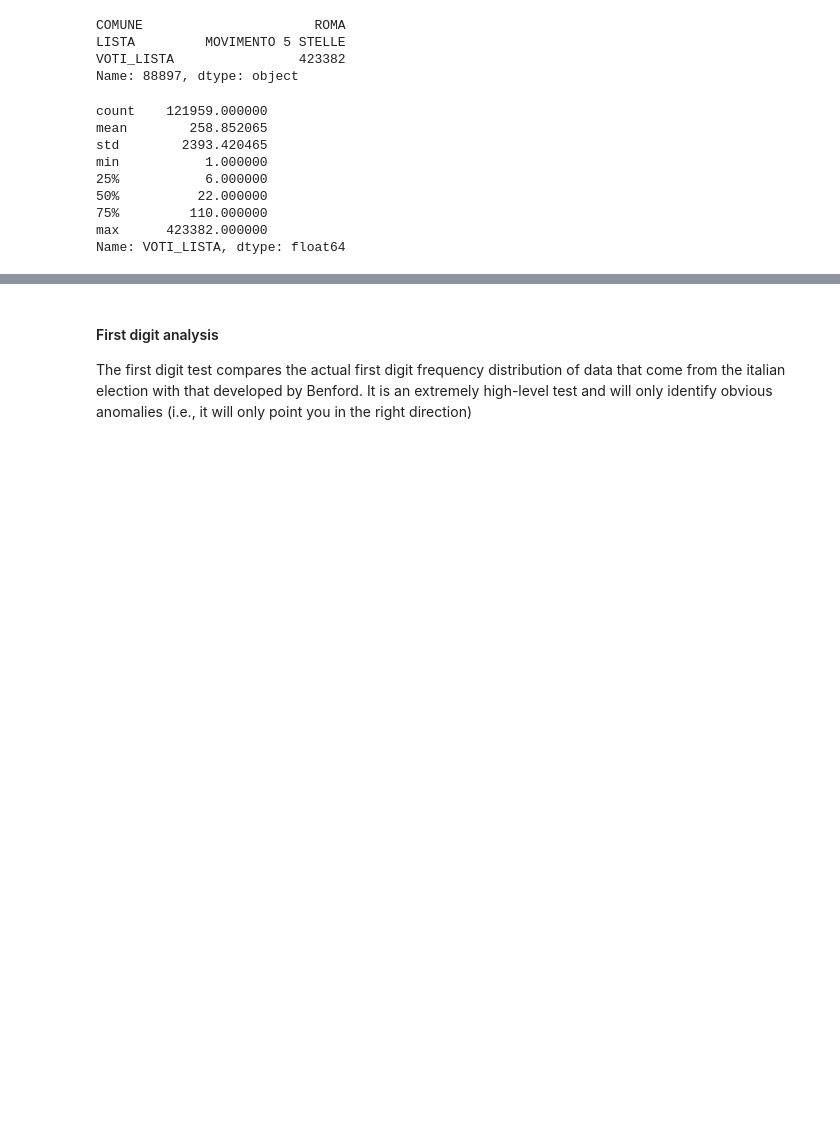
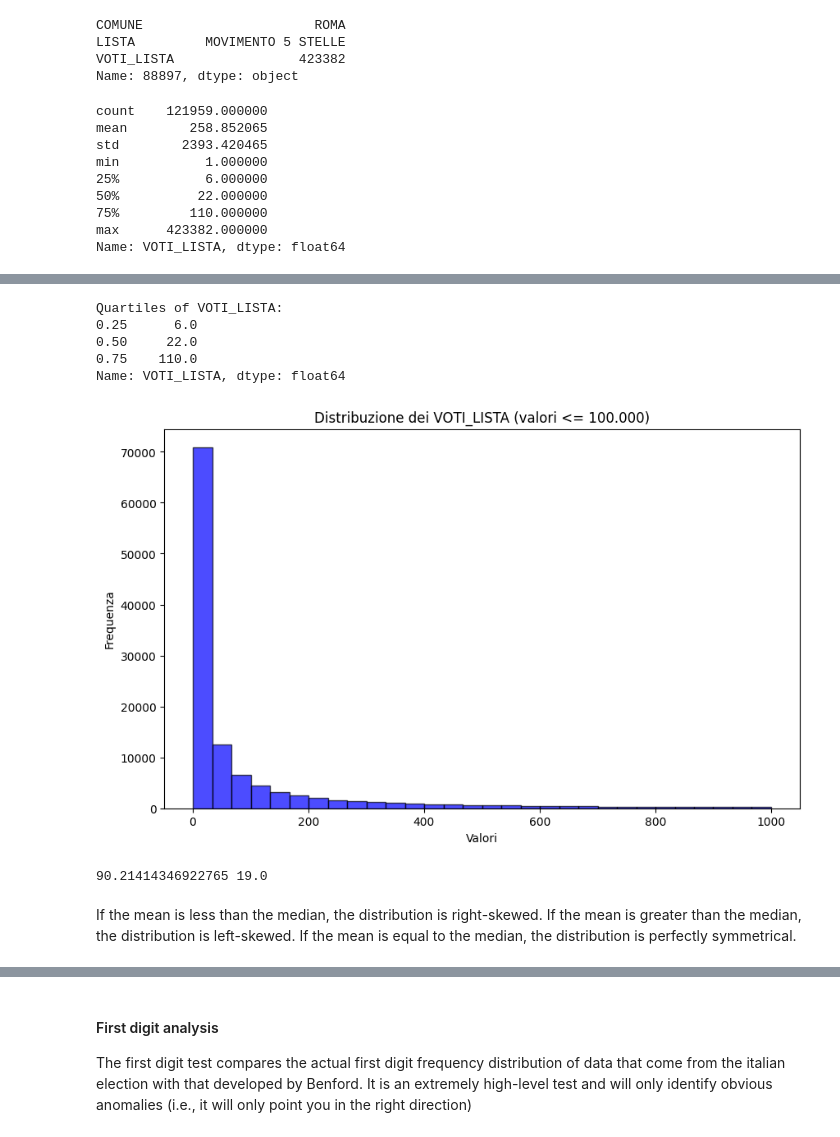
Before and after one commit to Ftoffoletto/masterthesis, a Jupyter notebook: Election/Benford.ipynb, the cells around one changed output, grey strips where cells are left out. Cells and saved outputs as stored; diff of their text form; code cells hidden in the pictures; blank space fills up the shorter version.

```diff
--- a/Election/Benford.ipynb
+++ b/Election/Benford.ipynb
@@ -1243,0 +1402,33 @@ Name: VOTI_LISTA, dtype: float64
+# %%
+# Calcolare i quartili di VOTI_LISTA
+quartiles = election_18_grouped['VOTI_LISTA'].quantile([0.25, 0.5, 0.75])
+
+# Stampare i quartili
+print("Quartiles of VOTI_LISTA:")
+print(quartiles)
+# %% [output]
+Quartiles of VOTI_LISTA:
+0.25      6.0
+0.50     22.0
+0.75    110.0
+Name: VOTI_LISTA, dtype: float64
+# %%
+import matplotlib.pyplot as plt
+
+# Filtrare i valori di VOTI_LISTA per includere solo quelli <= 100.000
+filtered_voti_lista = election_18_grouped['VOTI_LISTA'][election_18_grouped['VOTI_LISTA'] <= 1000]
+
+# Creare il grafico solo con i valori filtrati
+plt.figure(figsize=(10, 6))
+plt.hist(filtered_voti_lista, bins=30, color='blue', alpha=0.7, edgecolor='black')
+plt.title("Distribuzione dei VOTI_LISTA (valori <= 100.000)")
+plt.xlabel("Valori")
+plt.ylabel("Frequenza")
+plt.show()
+
+print(filtered_voti_lista.mean(), filtered_voti_lista.median())
+# %% [output]
+[figure, added]
+90.21414346922765 19.0
+# %% [markdown]
+If the mean is less than the median, the distribution is right-skewed. If the mean is greater than the median, the distribution is left-skewed. If the mean is equal to the median, the distribution is perfectly symmetrical.
```
Also changed, not shown: parts of 37 cells of this notebook, 2 other files.
